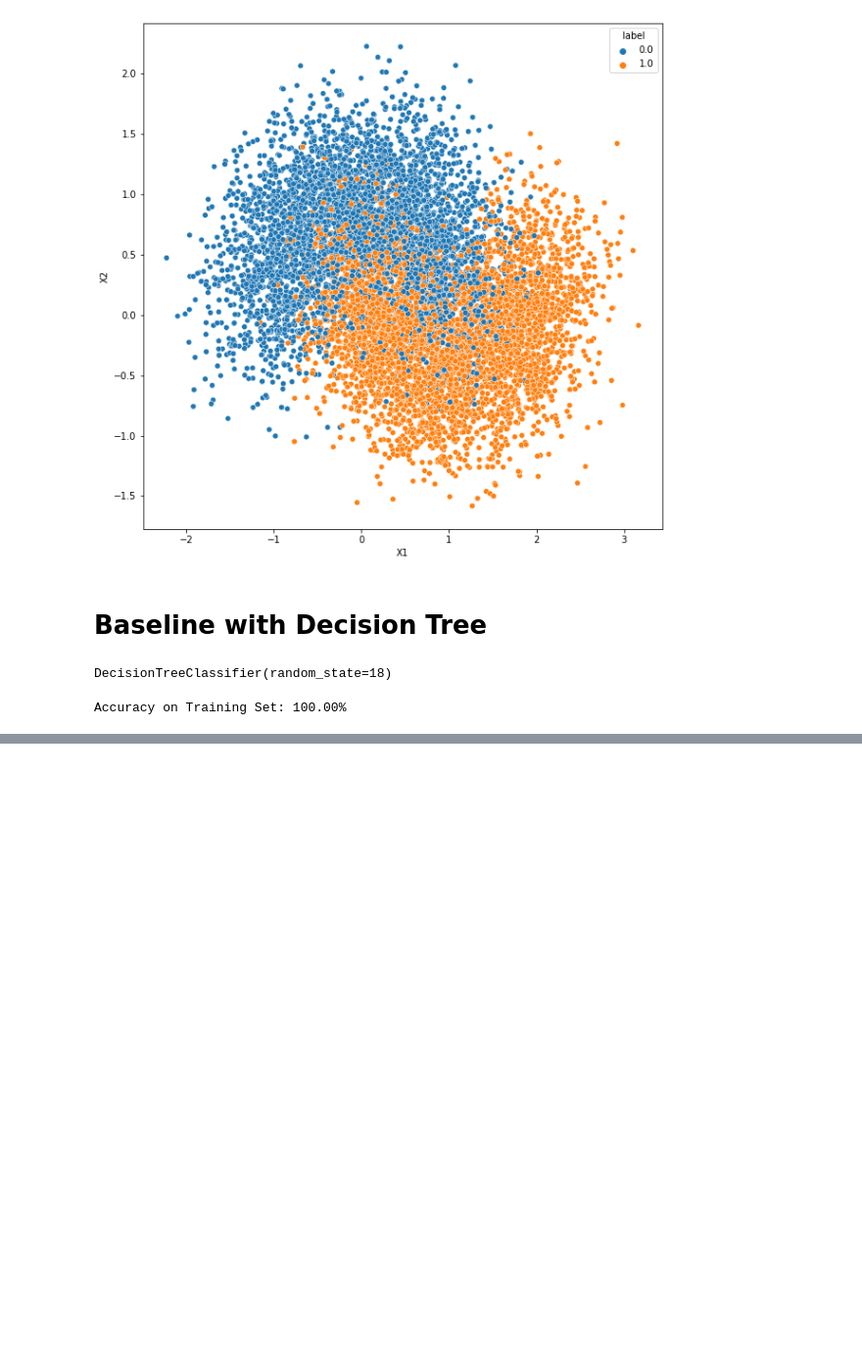
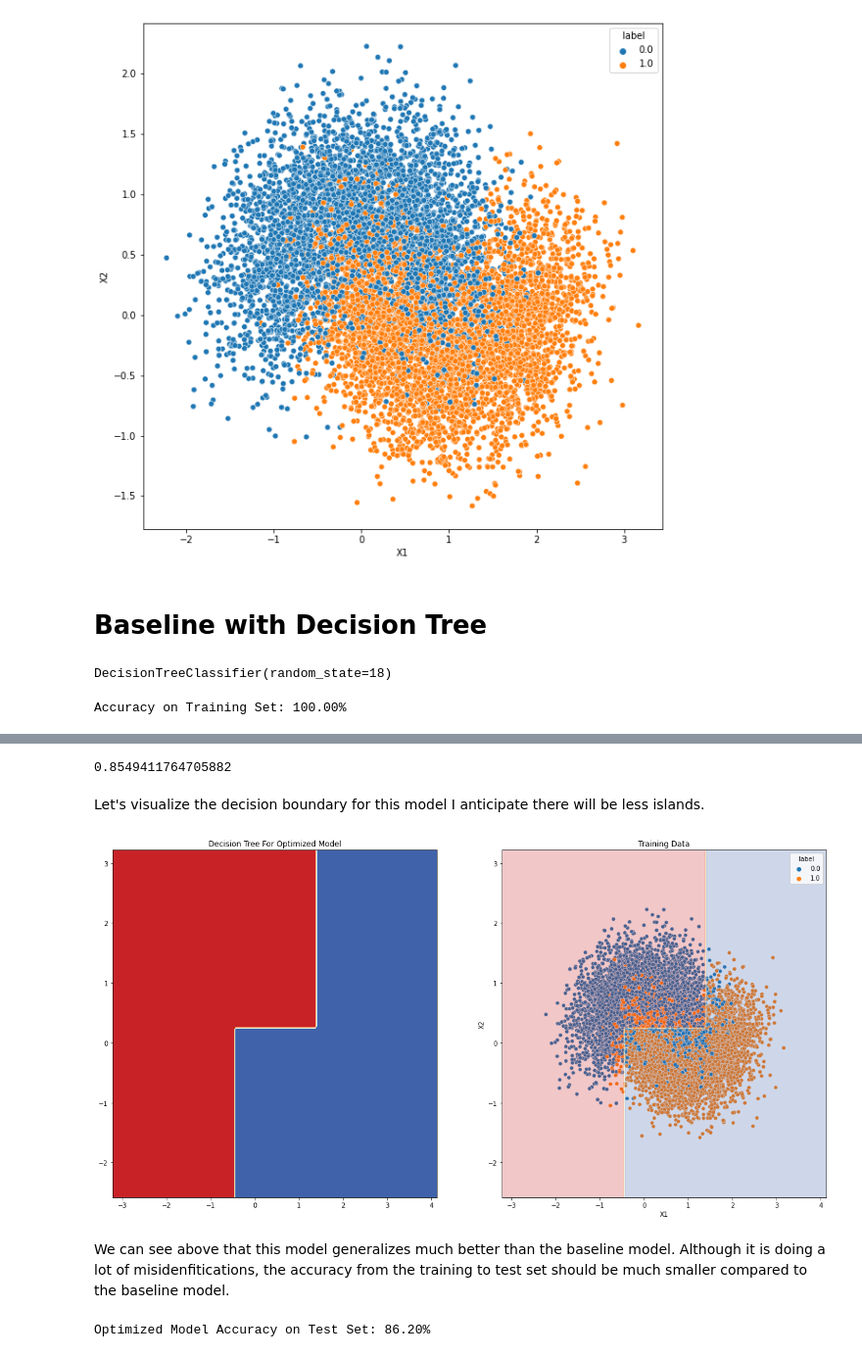
Before and after one commit to knolasco/Intro_to_ML_Course, a Jupyter notebook: Module4/DecisionTreesandMoons.ipynb, the cells around one changed output, grey strips where cells are left out. Shown at 98% size. Drawn from its saved outputs; the diff is of its cells as text; code cells hidden in the pictures; blank space fills up the shorter version.

```diff
--- a/Module4/DecisionTreesandMoons.ipynb
+++ b/Module4/DecisionTreesandMoons.ipynb
@@ -81,0 +126,15 @@ Accuracy on Training Set: 100.00%
+# %%
+from sklearn.model_selection import RandomizedSearchCV
+from scipy.stats import uniform, randint
+
+param_grid = {'criterion' : ['gini', 'entropy'],
+                'splitter' : ['best', 'random'],
+                'max_depth' : randint(2, 100),
+                'min_samples_split' : uniform(0,1),
+                'min_samples_leaf' : uniform(0,0.5),
+                'max_features' : ['auto','sqrt','log2',None],
+                'max_leaf_nodes' : randint(2,100)}
+
+model_optimized = RandomizedSearchCV(DecisionTreeClassifier(random_state = 10), param_distributions = param_grid, n_iter = 1000, cv = 5, scoring = 'accuracy', random_state = 48)
+# %%
+model_optimized.fit(X_train.values, y_train.values)
@@ -81,0 +163,42 @@ Accuracy on Training Set: 100.00%
+# %%
+model_optimized.best_score_
+# %% [output]
+0.8549411764705882
+# %% [markdown]
+Let's visualize the decision boundary for this model I anticipate there will be less islands.
+# %%
+fig, axs = plt.subplots(1,2)
+fig.set_size_inches(20,10)
+
+plot_step = 0.05
+
+x_min, x_max = train['X1'].min() - 1, train['X1'].max() + 1
+y_min, y_max = train['X2'].min() - 1, train['X2'].max() + 1
+
+xx, yy = np.meshgrid(
+        np.arange(x_min, x_max, plot_step), np.arange(y_min, y_max, plot_step)
+    )
+
+
+Z = model_optimized.predict(np.c_[xx.ravel(), yy.ravel()])
+
+Z = Z.reshape(xx.shape)
+axs[0].contourf(xx, yy, Z, cmap=plt.cm.RdYlBu)
+axs[0].set_title('Decision Tree For Optimized Model')
+
+g = sns.scatterplot(data = train, x = 'X1', y = 'X2', hue = 'label', ax = axs[1])
+axs[1].contourf(xx, yy, Z, cmap=plt.cm.RdYlBu, alpha = 0.25)
+axs[1].set_title('Training Data')
+
+plt.show()
+# %% [output]
+[figure, added]
+# %% [markdown]
+We can see above that this model generalizes much better than the baseline model. Although it is doing a lot of misidenfitications, the accuracy from the training to test set should be much smaller compared to the baseline model.
+# %%
+y_test_preds = model_optimized.predict(X_test.values)
+
+acc = np.mean(y_test == y_test_preds)
+print('Optimized Model Accuracy on Test Set: {:.2%}'.format(acc))
+# %% [output]
+Optimized Model Accuracy on Test Set: 86.20%
```
Also changed, not shown: parts of 11 cells of this notebook.
